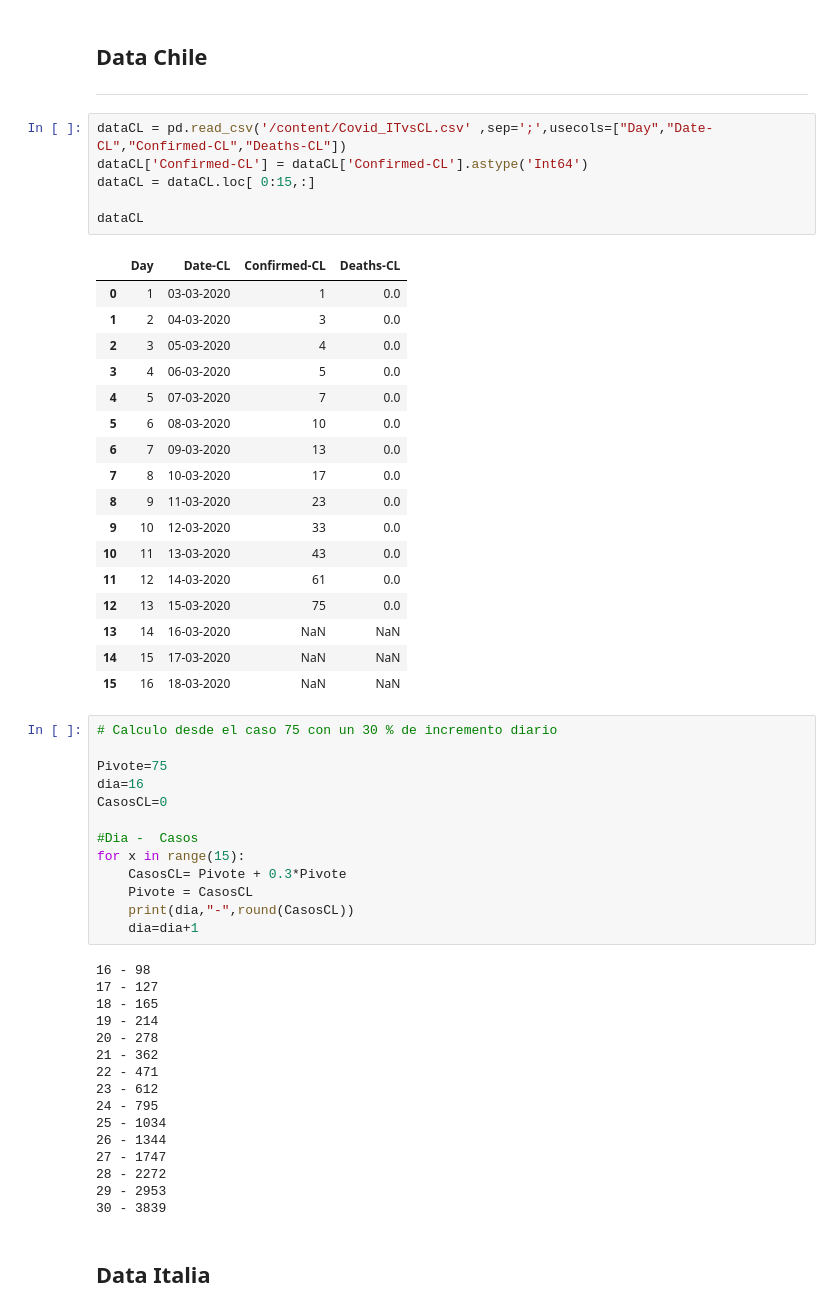
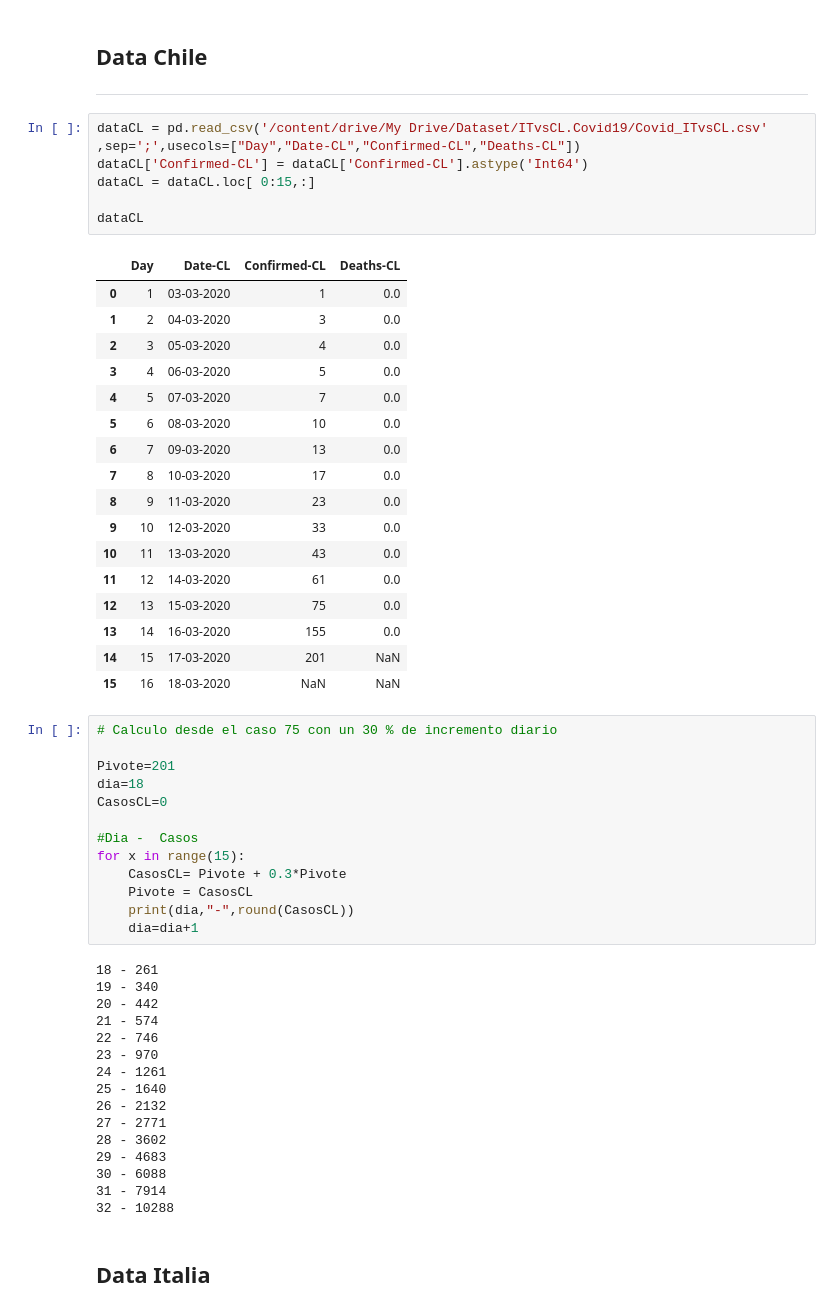
Before and after one commit to loc1263/COVID-Chile, a Jupyter notebook: COVID_IT_CL.ipynb, the cells around one changed output. Drawn from its saved outputs; the diff is of its cells as text.

```diff
--- a/COVID_IT_CL.ipynb
+++ b/COVID_IT_CL.ipynb
@@ -17,34 +31,34 @@ data.head()
 
 ---
 # %%
-dataCL = pd.read_csv('/content/Covid_ITvsCL.csv' ,sep=';',usecols=["Day","Date-CL","Confirmed-CL","Deaths-CL"])
+dataCL = pd.read_csv('/content/drive/My Drive/Dataset/ITvsCL.Covid19/Covid_ITvsCL.csv' ,sep=';',usecols=["Day","Date-CL","Confirmed-CL","Deaths-CL"])
 dataCL['Confirmed-CL'] = dataCL['Confirmed-CL'].astype('Int64')
 dataCL = dataCL.loc[ 0:15,:]
 
 dataCL
 # %% [output]
 |  | Day | Date-CL | Confirmed-CL | Deaths-CL |
 | 0 | 1 | 03-03-2020 | 1 | 0.0 |
 | 1 | 2 | 04-03-2020 | 3 | 0.0 |
 | 2 | 3 | 05-03-2020 | 4 | 0.0 |
 | 3 | 4 | 06-03-2020 | 5 | 0.0 |
 | 4 | 5 | 07-03-2020 | 7 | 0.0 |
 | 5 | 6 | 08-03-2020 | 10 | 0.0 |
 | 6 | 7 | 09-03-2020 | 13 | 0.0 |
 | 7 | 8 | 10-03-2020 | 17 | 0.0 |
 | 8 | 9 | 11-03-2020 | 23 | 0.0 |
 | 9 | 10 | 12-03-2020 | 33 | 0.0 |
 | 10 | 11 | 13-03-2020 | 43 | 0.0 |
 | 11 | 12 | 14-03-2020 | 61 | 0.0 |
 | 12 | 13 | 15-03-2020 | 75 | 0.0 |
-| 13 | 14 | 16-03-2020 | NaN | NaN |
-| 14 | 15 | 17-03-2020 | NaN | NaN |
+| 13 | 14 | 16-03-2020 | 155 | 0.0 |
+| 14 | 15 | 17-03-2020 | 201 | NaN |
 | 15 | 16 | 18-03-2020 | NaN | NaN |
 # %%
 # Calculo desde el caso 75 con un 30 % de incremento diario
 
-Pivote=75
-dia=16
+Pivote=201
+dia=18
 CasosCL=0
 
 #Dia -  Casos
@@ -54,21 +68,21 @@ for x in range(15):
     print(dia,"-",round(CasosCL))
     dia=dia+1
 # %% [output]
-16 - 98
-17 - 127
-18 - 165
-19 - 214
-20 - 278
-21 - 362
-22 - 471
-23 - 612
-24 - 795
-25 - 1034
-26 - 1344
-27 - 1747
-28 - 2272
-29 - 2953
-30 - 3839
+18 - 261
+19 - 340
+20 - 442
+21 - 574
+22 - 746
+23 - 970
+24 - 1261
+25 - 1640
+26 - 2132
+27 - 2771
+28 - 3602
+29 - 4683
+30 - 6088
+31 - 7914
+32 - 10288
 # %% [markdown]
 ## **Data Italia**
 # %%
```
Also changed, not shown: parts of 6 cells of this notebook.
